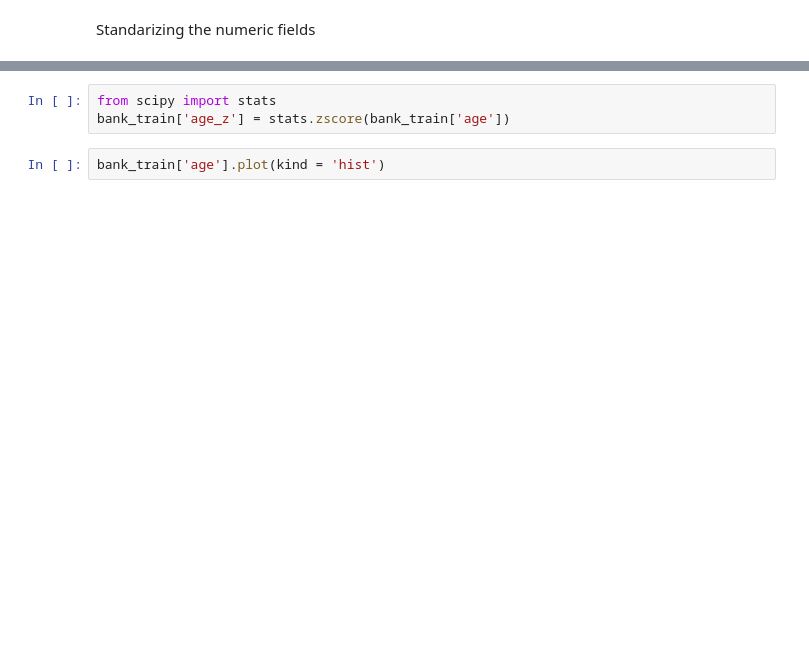
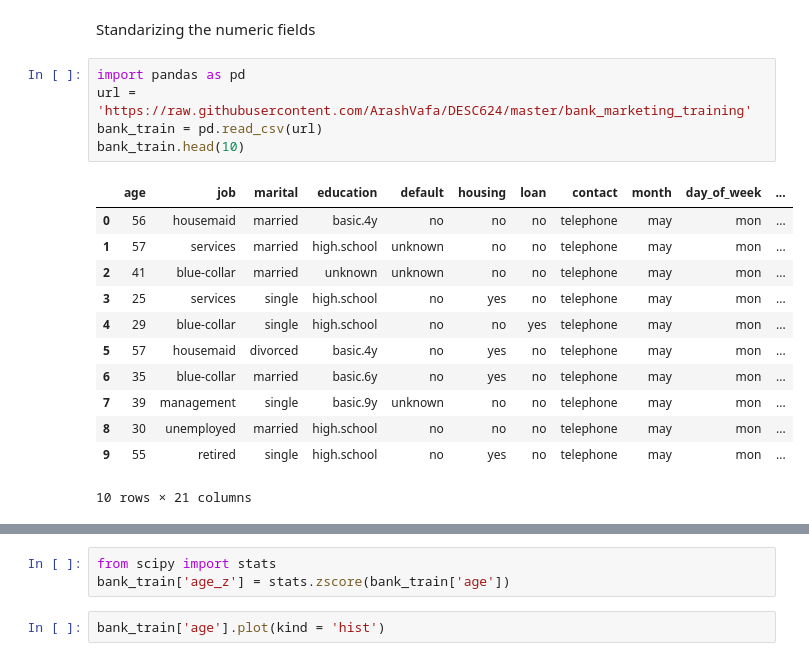
Before and after one commit to benmcnertney/DESC624, a Jupyter notebook: DataPreparationPythonCode2.ipynb, the cells around one changed output, grey strips where cells are left out. Drawn from its saved outputs; the diff is of its cells as text; blank space fills up the shorter version.

```diff
--- a/DataPreparationPythonCode2.ipynb
+++ b/DataPreparationPythonCode2.ipynb
@@ -2,3 +2,21 @@
 <a href="https://colab.research.google.com/github/benmcnertney/DESC624/blob/main/DataPreparationPythonCode2.ipynb" target="_parent"><img src="https://colab.research.google.com/assets/colab-badge.svg" alt="Open In Colab"/></a>
 # %% [markdown]
 Standarizing the numeric fields
+# %%
+import pandas as pd
+url = 'https://raw.githubusercontent.com/ArashVafa/DESC624/master/bank_marketing_training'
+bank_train = pd.read_csv(url)
+bank_train.head(10)
+# %% [output]
+|  | age | job | marital | education | default | housing | loan | contact | month | day_of_week | ... |
+| 0 | 56 | housemaid | married | basic.4y | no | no | no | telephone | may | mon | ... |
+| 1 | 57 | services | married | high.school | unknown | no | no | telephone | may | mon | ... |
+| 2 | 41 | blue-collar | married | unknown | unknown | no | no | telephone | may | mon | ... |
+| 3 | 25 | services | single | high.school | no | yes | no | telephone | may | mon | ... |
+| 4 | 29 | blue-collar | single | high.school | no | no | yes | telephone | may | mon | ... |
+| 5 | 57 | housemaid | divorced | basic.4y | no | yes | no | telephone | may | mon | ... |
+| 6 | 35 | blue-collar | married | basic.6y | no | yes | no | telephone | may | mon | ... |
+| 7 | 39 | management | single | basic.9y | unknown | no | no | telephone | may | mon | ... |
+| 8 | 30 | unemployed | married | high.school | no | no | no | telephone | may | mon | ... |
+| 9 | 55 | retired | single | high.school | no | yes | no | telephone | may | mon | ... |
+10 rows × 21 columns
```
Also changed, not shown: parts of 7 cells of this notebook.
